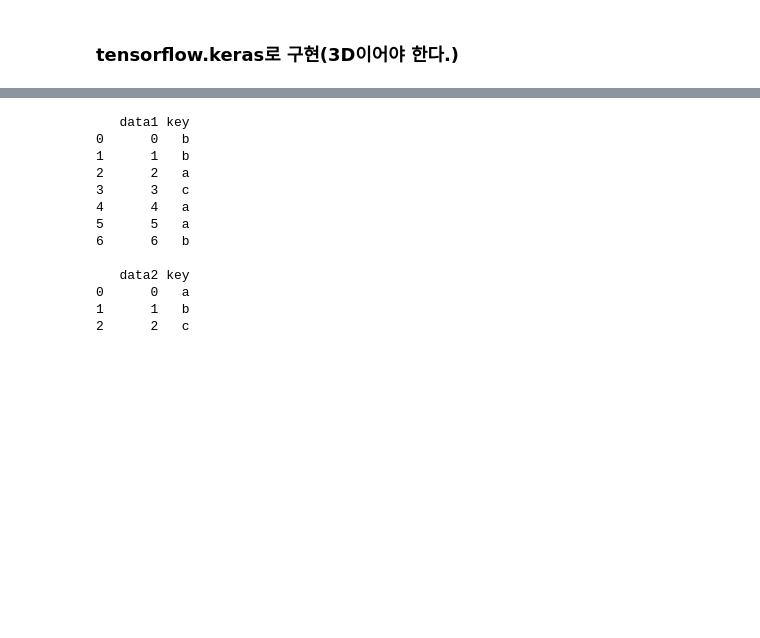
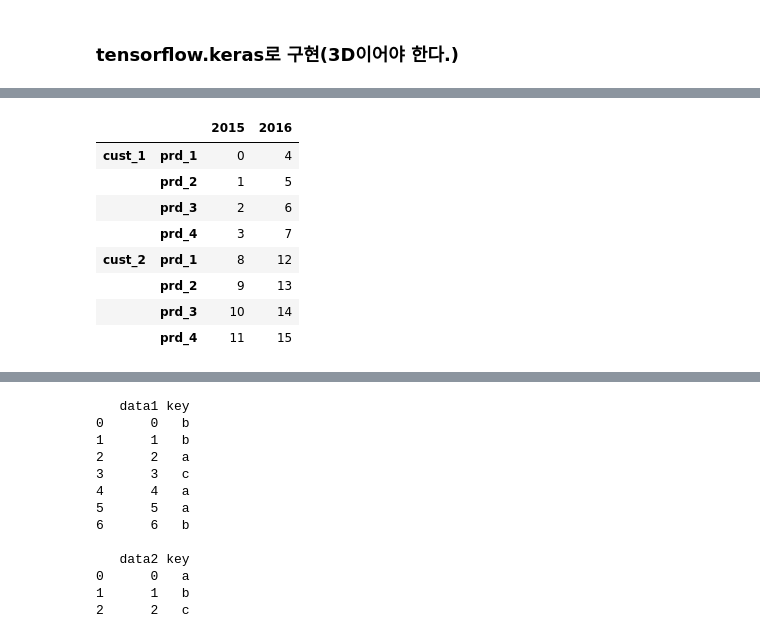
Before and after one commit to hnchae/TIL, a Jupyter notebook: 1_python/헷갈리는 문법 정리하기.ipynb, the cells around one changed output, grey strips where cells are left out. Cells and saved outputs as stored; diff of their text form; code cells hidden in the pictures; blank space fills up the shorter version.

```diff
--- a/1_python/헷갈리는 문법 정리하기.ipynb
+++ b/1_python/헷갈리는 문법 정리하기.ipynb
@@ -148,0 +318,12 @@ array([[ 50,  68],
+# %%
+data_stacked.unstack(level=1)
+# %% [output]
+|  |  | 2015 | 2016 |
+| cust_1 | prd_1 | 0 | 4 |
+|  | prd_2 | 1 | 5 |
+|  | prd_3 | 2 | 6 |
+|  | prd_4 | 3 | 7 |
+| cust_2 | prd_1 | 8 | 12 |
+|  | prd_2 | 9 | 13 |
+|  | prd_3 | 10 | 14 |
+|  | prd_4 | 11 | 15 |
```
Also changed, not shown: parts of 19 cells of this notebook.
